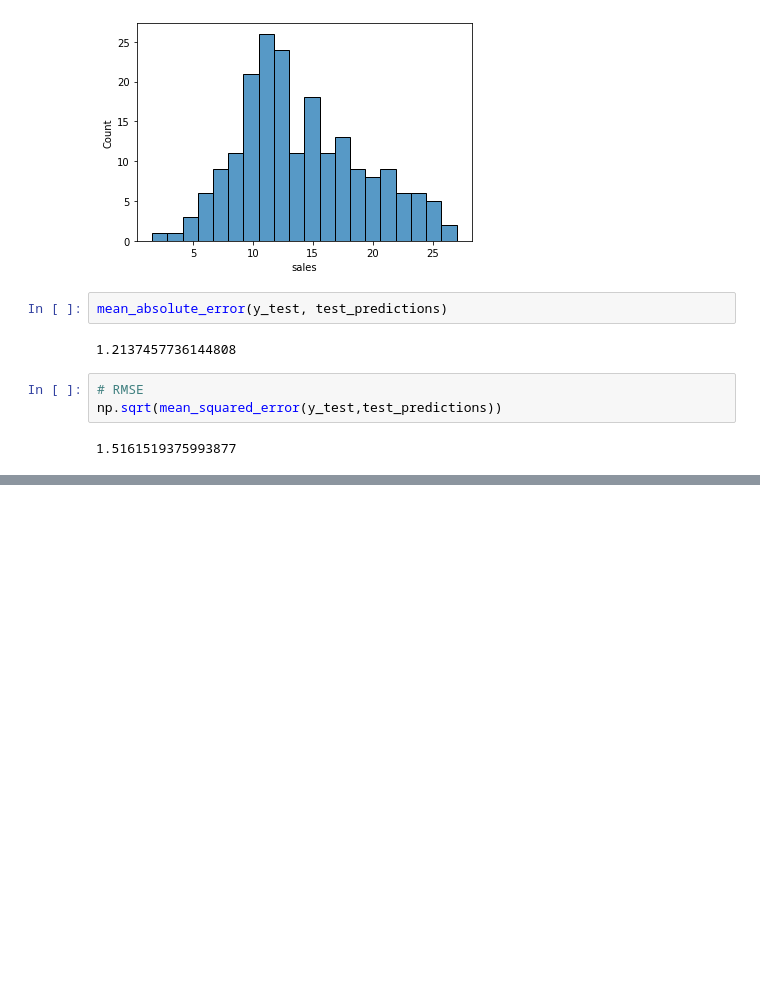
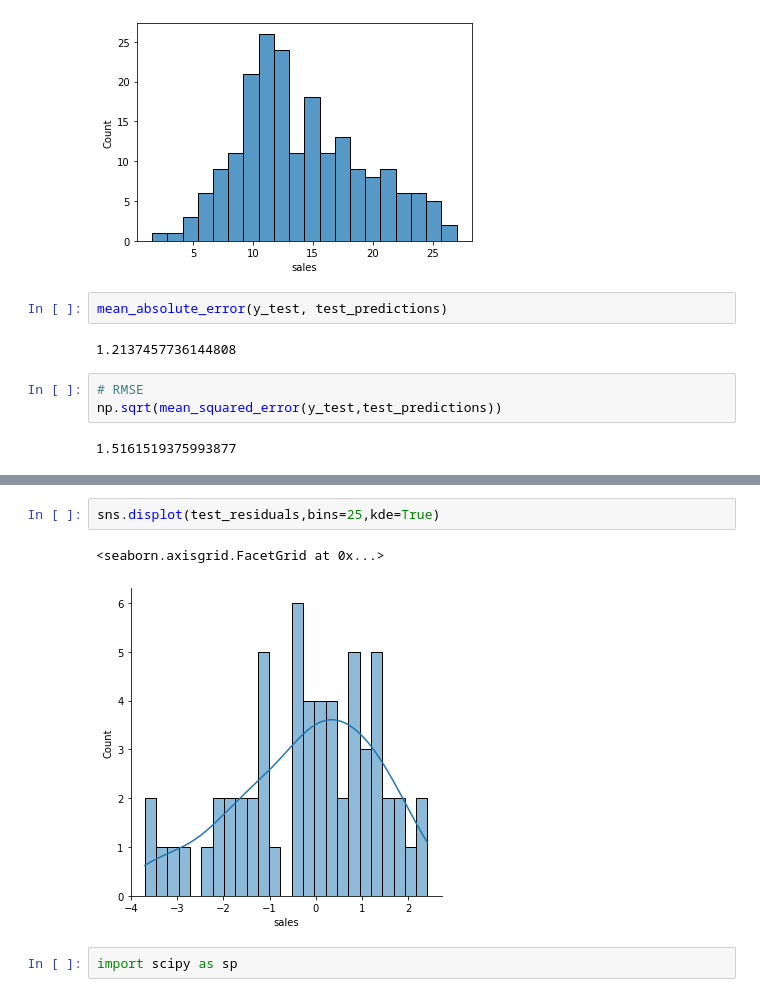
Before and after one commit to nagendra-rqsr/udemy_ml_demo, a Jupyter notebook: 08-Linear-Regression-Models/lin reg scikit learn.ipynb, the cells around one changed output, grey strips where cells are left out. Cells and saved outputs as stored; diff of their text form; blank space fills up the shorter version.

```diff
--- a/08-Linear-Regression-Models/lin reg scikit learn.ipynb
+++ b/08-Linear-Regression-Models/lin reg scikit learn.ipynb
@@ -115,0 +126,7 @@ np.sqrt(mean_squared_error(y_test,test_predictions))
+# %%
+sns.displot(test_residuals,bins=25,kde=True)
+# %% [output]
+<seaborn.axisgrid.FacetGrid at 0x...>
+[figure, added]
+# %%
+import scipy as sp
```
Also changed, not shown: parts of 16 cells of this notebook, 2 other files.
